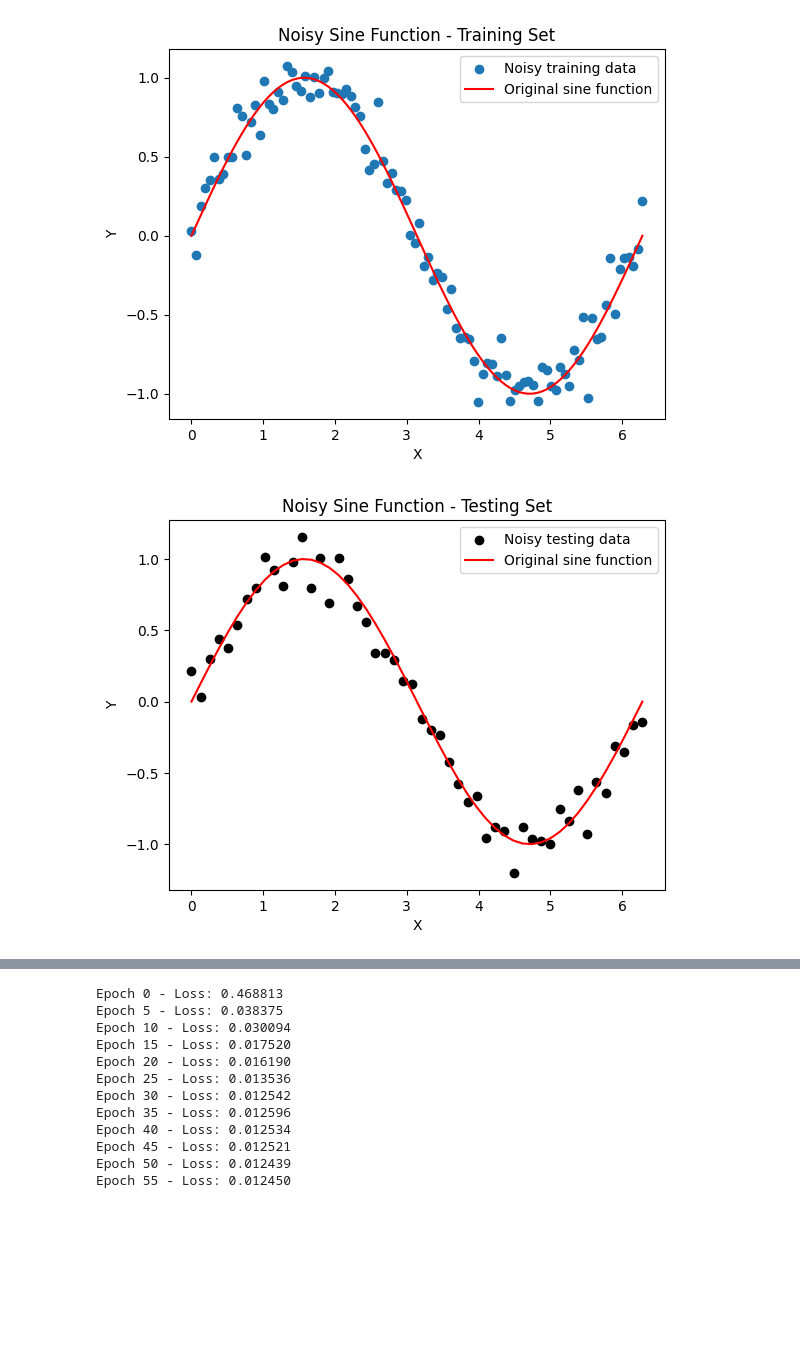
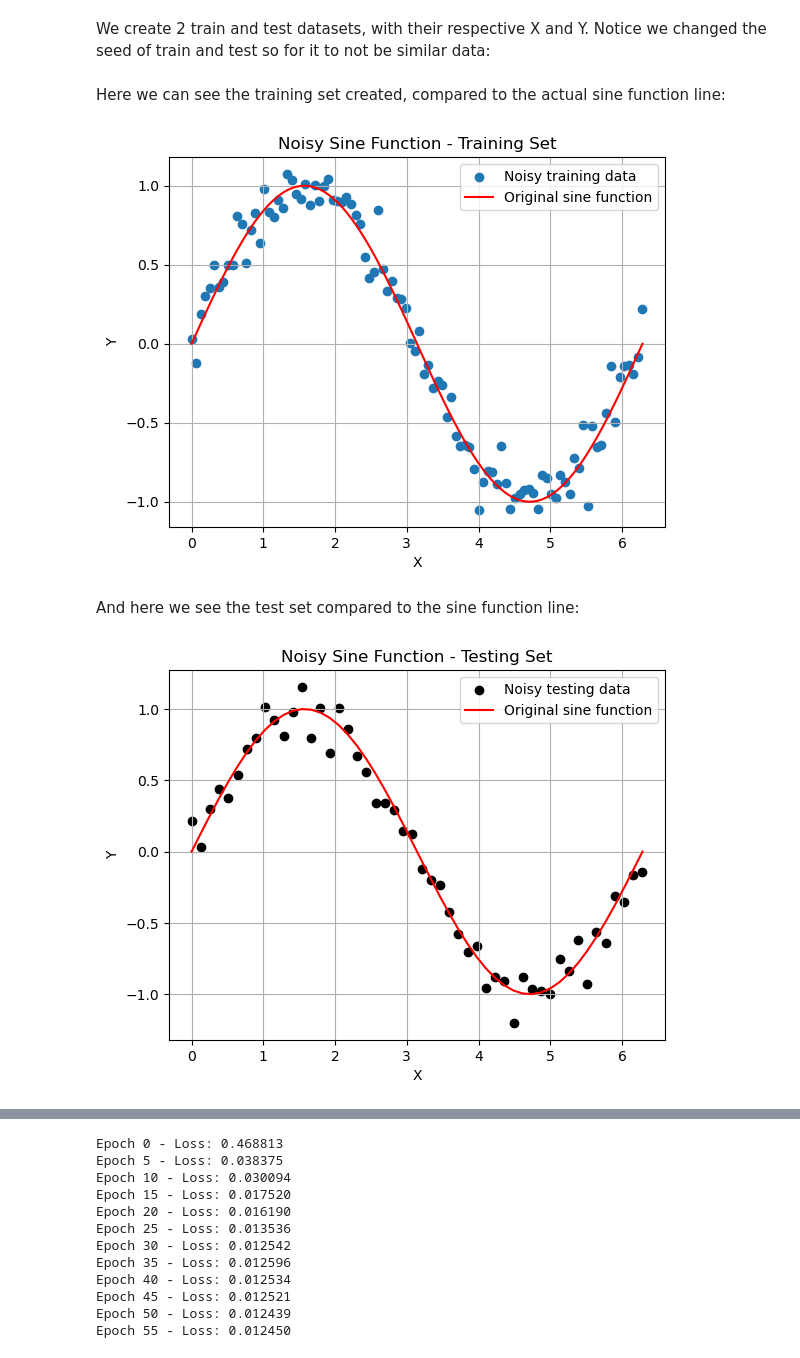
Before and after one commit to QARS-Womanium/QARS-Initial, a Jupyter notebook: Task4_sine function.ipynb, the cells around one changed output, grey strips where cells are left out. Saved outputs shown, nothing was run; the diff lists cells and outputs as text; code cells hidden in the pictures; blank space fills up the shorter version.

Commit message:
Added explanations to task 4 - sine function

```diff
--- a/Task4_sine function.ipynb
+++ b/Task4_sine function.ipynb
@@ -15,7 +27,11 @@ def generate_data_points(num_points, std, seed):
     return X, Y_noisy
+# %% [markdown]
+We create 2 train and test datasets, with their respective X and Y. Notice we changed the seed of train and test so for it to not be similar data:
 # %%
 X_train_data, Y_train_data = generate_data_points(num_points=100, std=0.1, seed=17)
 X_test_data, Y_test_data = generate_data_points(num_points=50, std=0.1, seed=106)
+# %% [markdown]
+Here we can see the training set created, compared to the actual sine function line:
 # %%
 plt.scatter(X_train_data, Y_train_data, label='Noisy training data')
 plt.plot(X_train_data, np.sin(X_train_data), label='Original sine function', color='red')
@@ -23,16 +39,20 @@ plt.legend(loc='upper right')
 plt.xlabel('X')
 plt.ylabel('Y')
 plt.title('Noisy Sine Function - Training Set')
+plt.grid()
 plt.show()
 # %% [output]
-[figure, old version]
+[figure, new version]
+# %% [markdown]
+And here we see the test set compared to the sine function line:
 # %%
 plt.scatter(X_test_data, Y_test_data, label='Noisy testing data', color='black')
 plt.plot(X_test_data, np.sin(X_test_data), label='Original sine function', color='red')
 plt.legend()
 plt.xlabel('X')
 plt.ylabel('Y')
 plt.title('Noisy Sine Function - Testing Set')
+plt.grid()
 plt.show()
 # %% [output]
-[figure, old version]
+[figure, new version]
```
Also changed, not shown: parts of 33 cells of this notebook.
